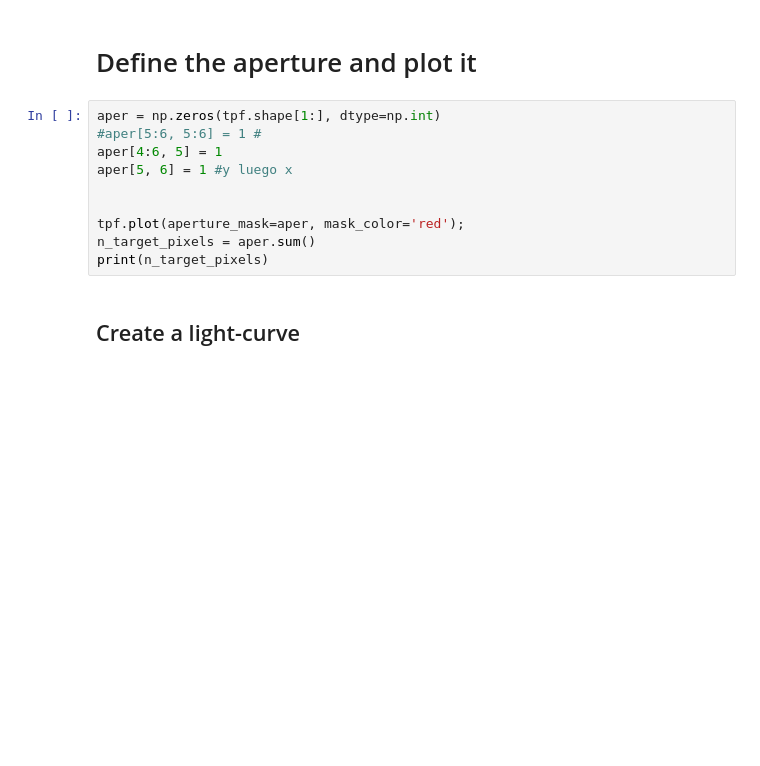
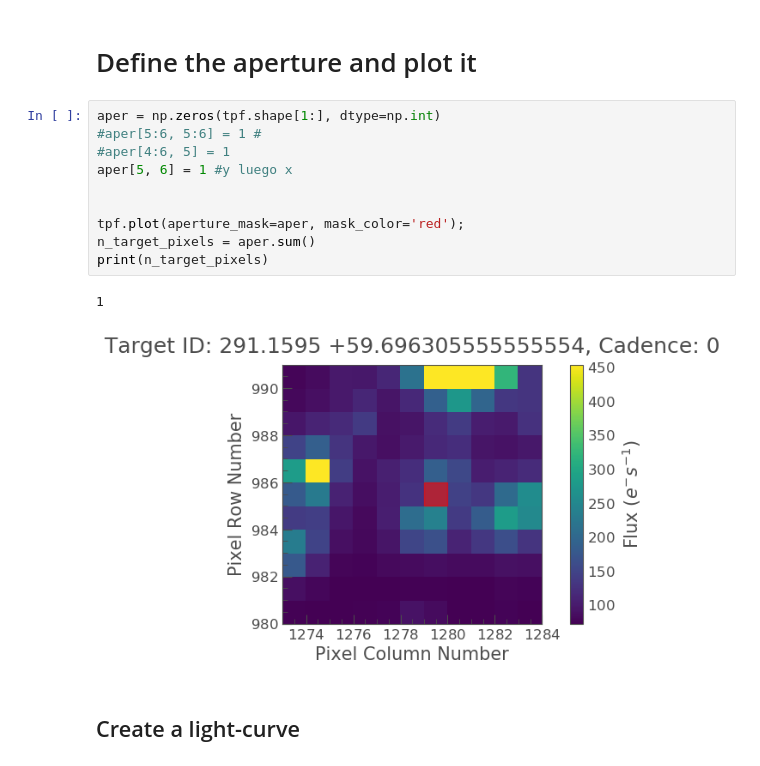
Before and after one commit to manuelmarcano22/TESSOutburst, a Jupyter notebook: KL Dra.ipynb, the cells around one changed output. Saved outputs shown, nothing was run; the diff lists cells and outputs as text; blank space fills up the shorter version.

```diff
--- a/KL Dra.ipynb
+++ b/KL Dra.ipynb
@@ -37,13 +47,16 @@ tpf.plot()
 # %%
 aper = np.zeros(tpf.shape[1:], dtype=np.int)
 #aper[5:6, 5:6] = 1 #
-aper[4:6, 5] = 1
+#aper[4:6, 5] = 1
 aper[5, 6] = 1 #y luego x
 
 
 tpf.plot(aperture_mask=aper, mask_color='red');
 n_target_pixels = aper.sum()
 print(n_target_pixels)
+# %% [output]
+1
+[figure, added]
 # %% [markdown]
 ## Create a light-curve
 # %%
```
Also changed, not shown: parts of 16 cells of this notebook, 7 other files.
